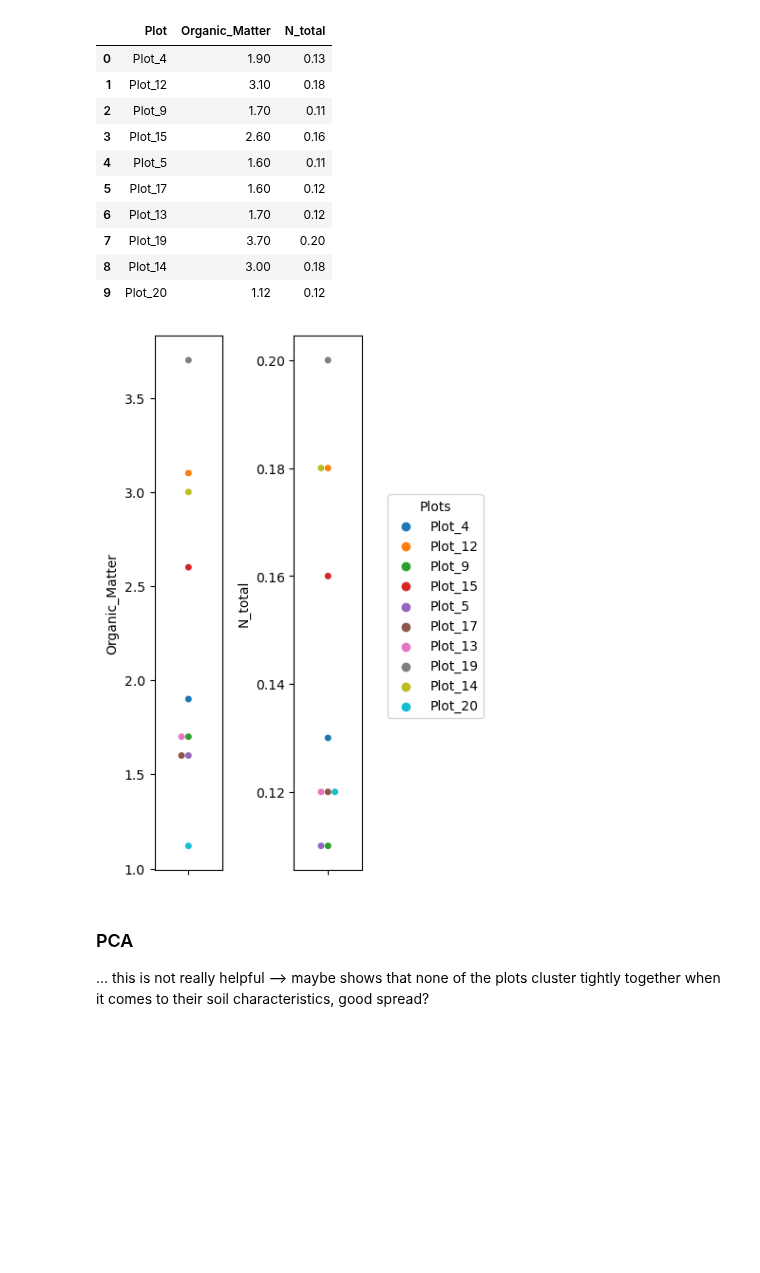
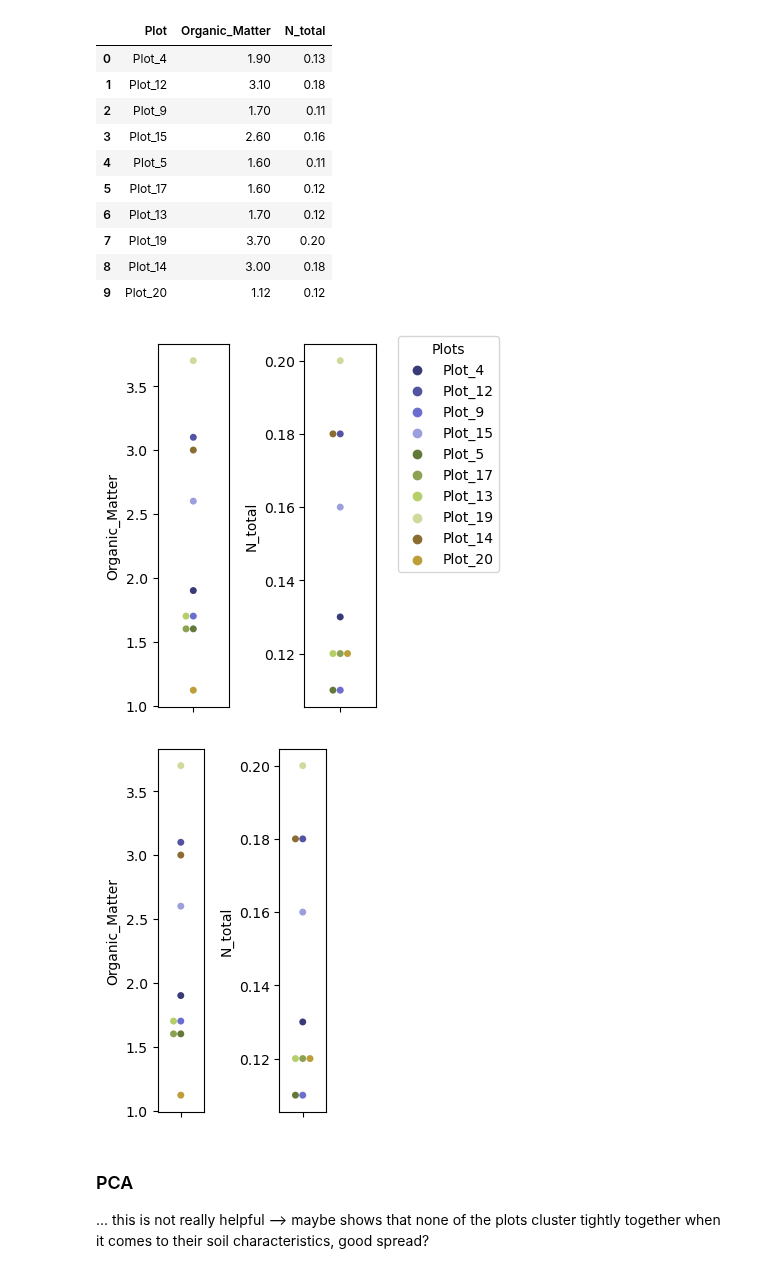
Before and after one commit to bokulich-publications/microterroir, a Jupyter notebook: Soil_Analysis.ipynb, the cells around one changed output. Saved outputs shown, nothing was run; the diff lists cells and outputs as text; code cells hidden in the pictures; blank space fills up the shorter version.

```diff
--- a/Soil_Analysis.ipynb
+++ b/Soil_Analysis.ipynb
@@ -97,24 +99,41 @@ df_reset
 | 9 | Plot_20 | 1.12 | 0.12 |
 # %%
 # Swarmplot of the C and N measurements
-fig, axes = plt.subplots(1, 2, figsize=(3, 6))
+fig, axes = plt.subplots(1, 2, figsize=(3, 4))
 
 #sns.swarmplot(ax=axes[0], data=df_reset, y='Organic_Matter', hue="Plot")
 #sns.swarmplot(ax=axes[1], data=df_reset, y='N_total', hue="Plot")
 
 
 for i, column in enumerate(['Organic_Matter', 'N_total']):
-    ax = sns.swarmplot(y=column, data=df_reset, hue="Plot", ax=axes[i])
+    ax = sns.swarmplot(y=column, data=df_reset, hue="Plot", ax=axes[i], palette='tab20b')
     ax.get_legend().remove()  # Remove individual legends in each subplot
 
 # Add a single legend to the side
 handles, labels = axes[0].get_legend_handles_labels()
-fig.legend(handles, labels, loc='center right', bbox_to_anchor=(1.4, 0.5), borderaxespad=0.5, title='Plots')
+fig.legend(handles, labels, loc='upper left', bbox_to_anchor=(1, 1), borderaxespad=0.5, title='Plots')
 
 plt.tight_layout()
 plt.show()
 # %% [output]
-[figure, old version]
+[figure, new version]
+# %%
+# Swarmplot of the C and N measurements
+fig, axes = plt.subplots(1, 2, figsize=(2.5, 4))
+
+#sns.swarmplot(ax=axes[0], data=df_reset, y='Organic_Matter', hue="Plot")
+#sns.swarmplot(ax=axes[1], data=df_reset, y='N_total', hue="Plot")
+
+
+for i, column in enumerate(['Organic_Matter', 'N_total']):
+    ax = sns.swarmplot(y=column, data=df_reset, hue="Plot", ax=axes[i], palette='tab20b')
+    ax.get_legend().remove()  # Remove individual legends in each subplot
+
+
+plt.tight_layout()
+plt.show()
+# %% [output]
+[figure, added]
 # %% [markdown]
 ### PCA
 ... this is not really helpful
```
Also changed, not shown: parts of 23 cells of this notebook, 8 other files.
